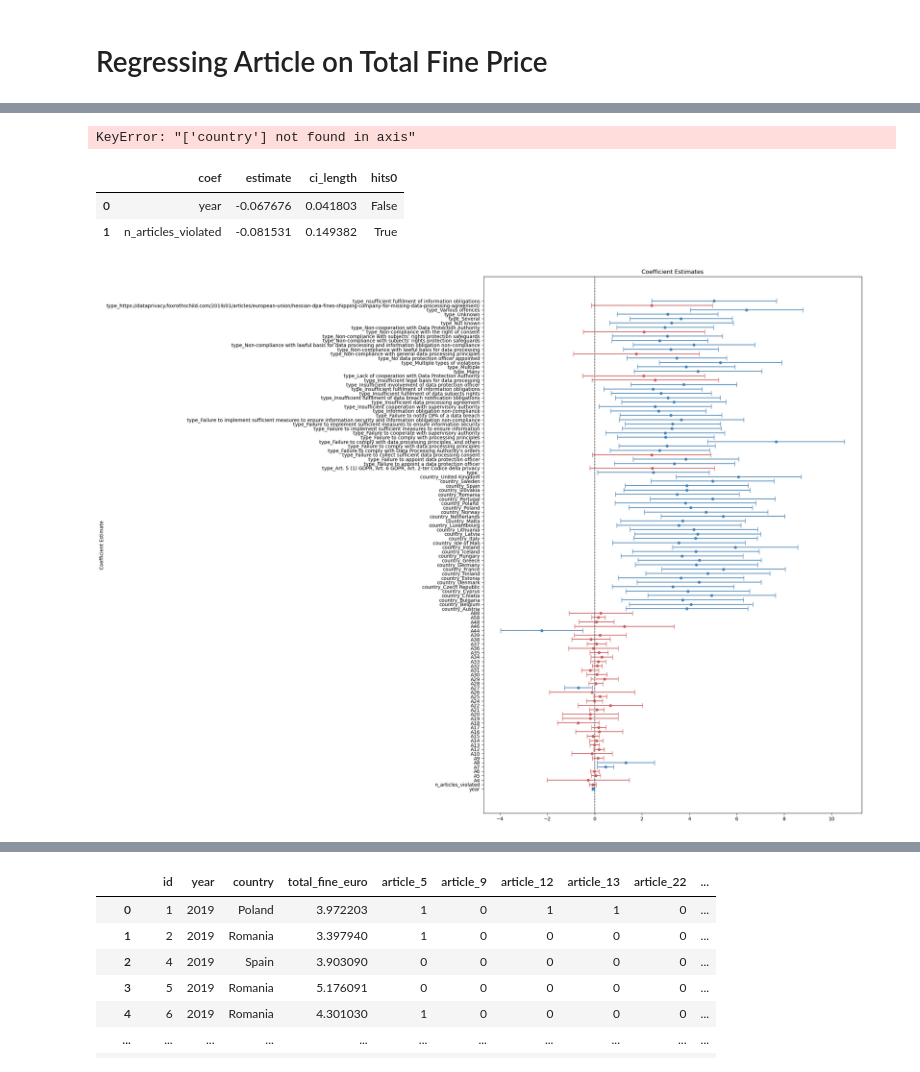
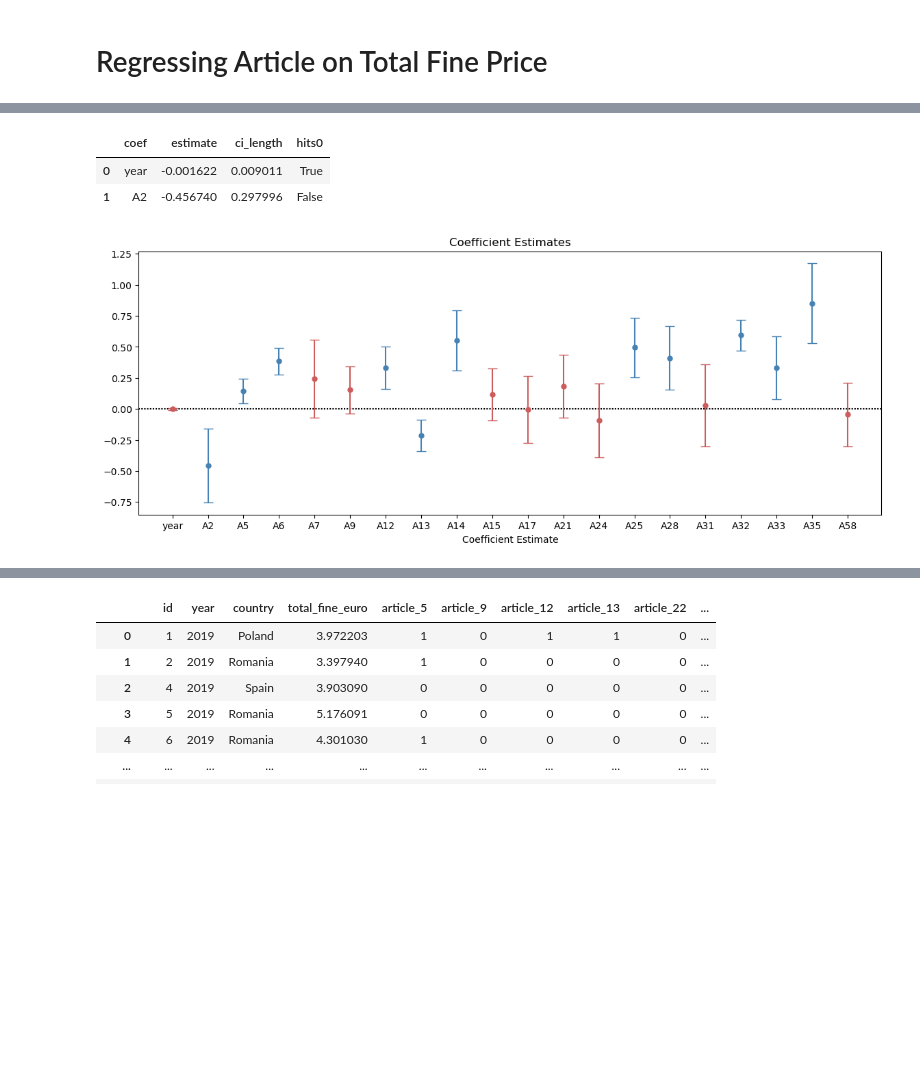
Before and after one commit to dc27/gdpr-fines-analysis, a Jupyter notebook: dev.ipynb, the cells around one changed output, grey strips where cells are left out. Saved outputs shown, nothing was run; the diff lists cells and outputs as text; code cells hidden in the pictures; blank space fills up the shorter version.

```diff
--- a/dev.ipynb
+++ b/dev.ipynb
@@ -78,7 +75,0 @@ ax.set(xlabel="\nArticle Number", ylabel='Total Fine (€)', title='Distribution
-# %%
-MINUMUM_INCIDENCE = 30
-
-overmin_incidence = (
-    known_articles
-    .loc[known_articles.article_number.isin(known_articles.value_counts('article_number').where(lambda x: x >= MINUMUM_INCIDENCE).dropna().index.to_list())]
-)
@@ -152,7 +121,5 @@ gdpr_model_data.describe(include='all').transpose()
 # %%
-# TODO:: include country in regression (just to see)
-
-X = gdpr_model_data.drop(columns=["id", "total_fine_euro", "n_articles_violated"].extend(gdpr_model_data.columns.str.startswith('type').tolist()))
+X = gdpr_model_data.drop(columns=["id", "total_fine_euro"])
 y = gdpr_model_data.total_fine_euro
 
 mod = sm.OLS(y, X.assign(constant=1).astype('float'))
@@ -228,13 +131 @@ gdpr_model_data
-# %%
-X = gdpr_model_data.drop(columns=["id", "total_fine_euro", "country", "year"])
-y = gdpr_model_data.total_fine_euro
-
-mod = sm.OLS(y, X.assign(constant=1))
-res = mod.fit()
-
-coefs = pd.concat([res.params, res.conf_int()], axis=1)
-
-coefs.columns = ['estimate', 'ci0', 'ci1']
-# %% [output]
-KeyError: "['country'] not found in axis"
 # %%
@@ -251,24 +143,24 @@ coefTable = (
 coefTable.head(2)
 # %% [output]
 |  | coef | estimate | ci_length | hits0 |
-| 0 | year | -0.067676 | 0.041803 | False |
-| 1 | n_articles_violated | -0.081531 | 0.149382 | True |
+| 0 | year | -0.001622 | 0.009011 | True |
+| 1 | A2 | -0.456740 | 0.297996 | False |
 # %%
 colors = {'True': 'indianred', 'False': 'steelblue'}
 
-fig, ax = plt.subplots(figsize=(14, 20))
+fig, ax = plt.subplots(figsize=(14, 5))
 
-ax.axvline(x=0, color="black", linestyle=(0, (1, 1)))
-ax.set(xlabel=None, ylabel="Coefficient Estimate", title="Coefficient Estimates", yticks=coefTable.index, yticklabels=coefTable.coef)
+ax.axhline(y=0, color="black", linestyle=(0, (1, 1)))
+ax.set(ylabel=None, xlabel="Coefficient Estimate", title="Coefficient Estimates", xticks=coefTable.index, xticklabels=coefTable.coef)
 
 for hit_type in np.unique(coefTable.hits0):
     color = colors[str(hit_type)]
     df_subset = coefTable.query(f'hits0 == {hit_type}')
     ax.errorbar(
-        df_subset.estimate, df_subset.index, xerr=df_subset.ci_length,
+        df_subset.index, df_subset.estimate, yerr=df_subset.ci_length,
         marker='o', color=color, ls='', ms=5, capsize=5, label=hit_type
     )
 
 plt.show()
 # %% [output]
-[figure, old version]
+[figure, new version]
```
Also changed, not shown: parts of 22 cells of this notebook, 2 other files.
